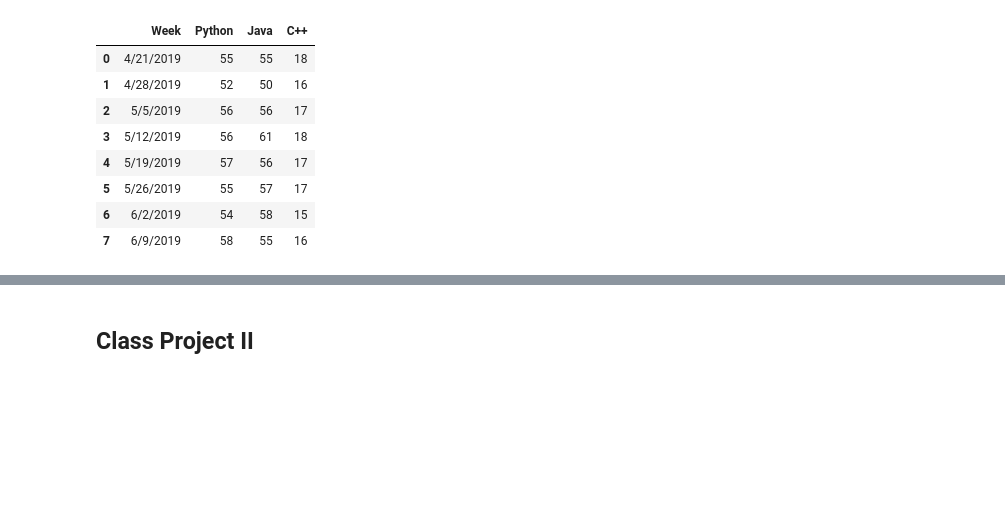
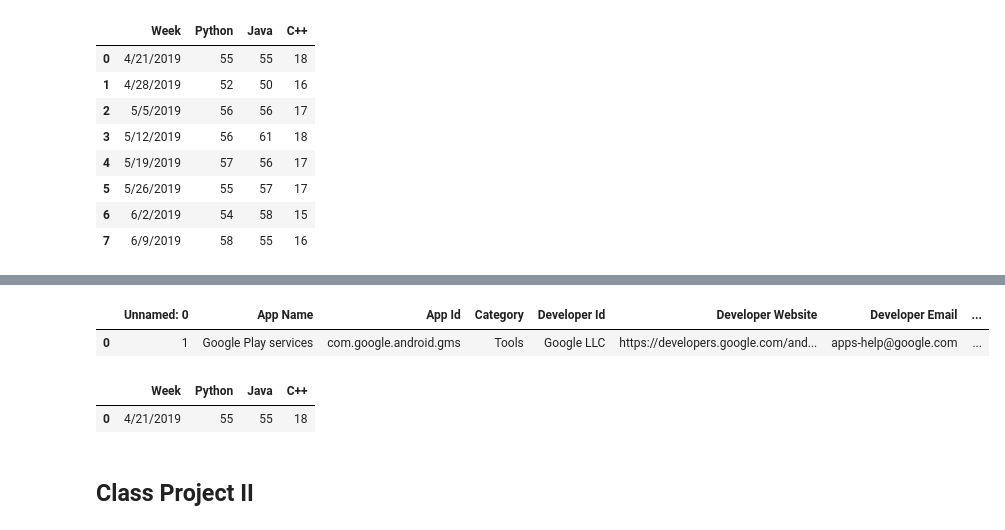
Before and after one commit to myusuf-awariCSC101/myusuf-awariCOS102, a Jupyter notebook: week_8/Week 7 - Python-Pandas-Practice.ipynb, the cells around one changed output, grey strips where cells are left out. Cells and saved outputs as stored; diff of their text form; code cells hidden in the pictures; blank space fills up the shorter version.

```diff
--- a/week_8/Week 7 - Python-Pandas-Practice.ipynb
+++ b/week_8/Week 7 - Python-Pandas-Practice.ipynb
@@ -343,3 +439,33 @@ KeyError: 3
+# %%
+# Number 3b
+# importing pandas package
+import pandas as pd
+
+# making data frame from csv file
+data = pd.read_csv("Top_Apps_In_Google_Play.csv", encoding="latin1")
+
+df=data.head(1)
+
+# print excel
+df
+# %% [output]
+|  | Unnamed: 0 | App Name | App Id | Category | Developer Id | Developer Website | Developer Email | ... |
+| 0 | 1 | Google Play services | com.google.android.gms | Tools | Google LLC | https://developers.google.com/and... | apps-help@google.com | ... |
+# %%
+# Number 3c
+# importing pandas package
+import pandas as pd
+
+# making data frame from csv file
+data = pd.read_csv("programming language trend over time.csv", encoding="latin1")
+
+df=data.head(1)
+
+# print excel
+df
+# %% [output]
+|  | Week | Python | Java | C++ |
+| 0 | 4/21/2019 | 55 | 55 | 18 |
 # %% [markdown]
 ## Class Project II
 # %% [markdown]
```
Also changed, not shown: parts of 6 cells of this notebook.
